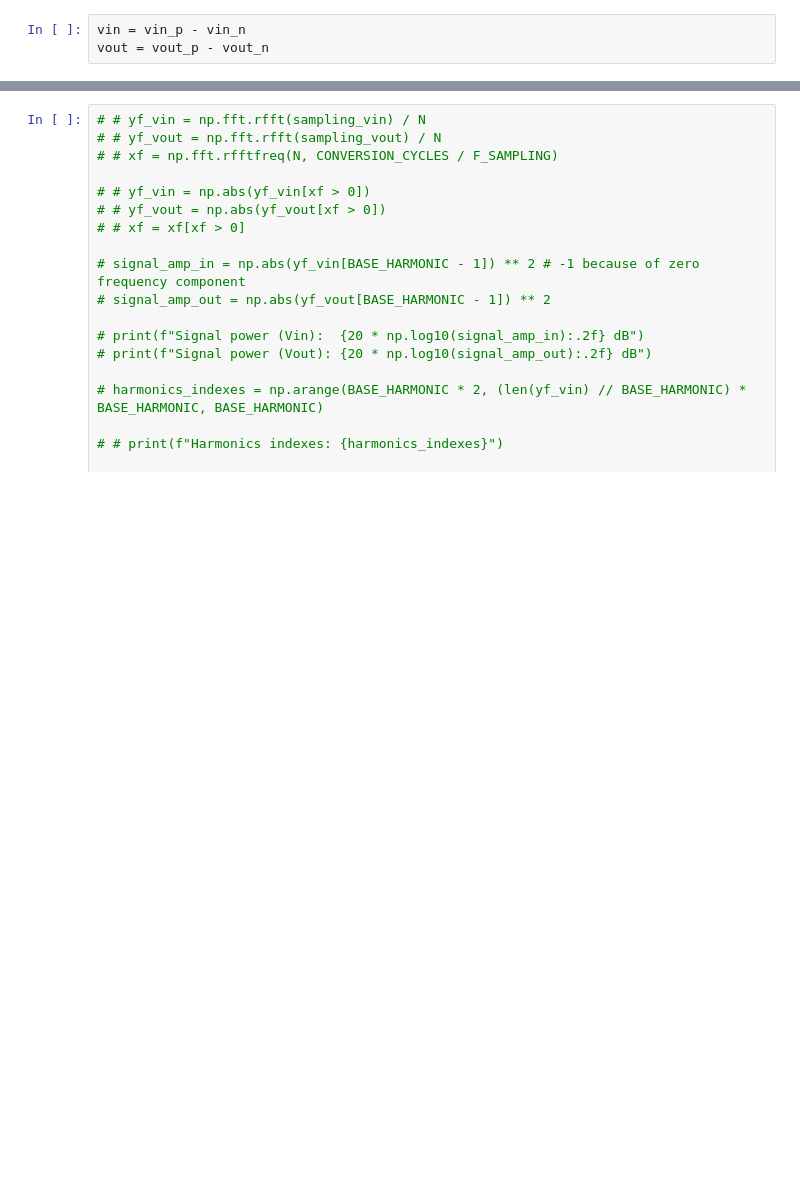
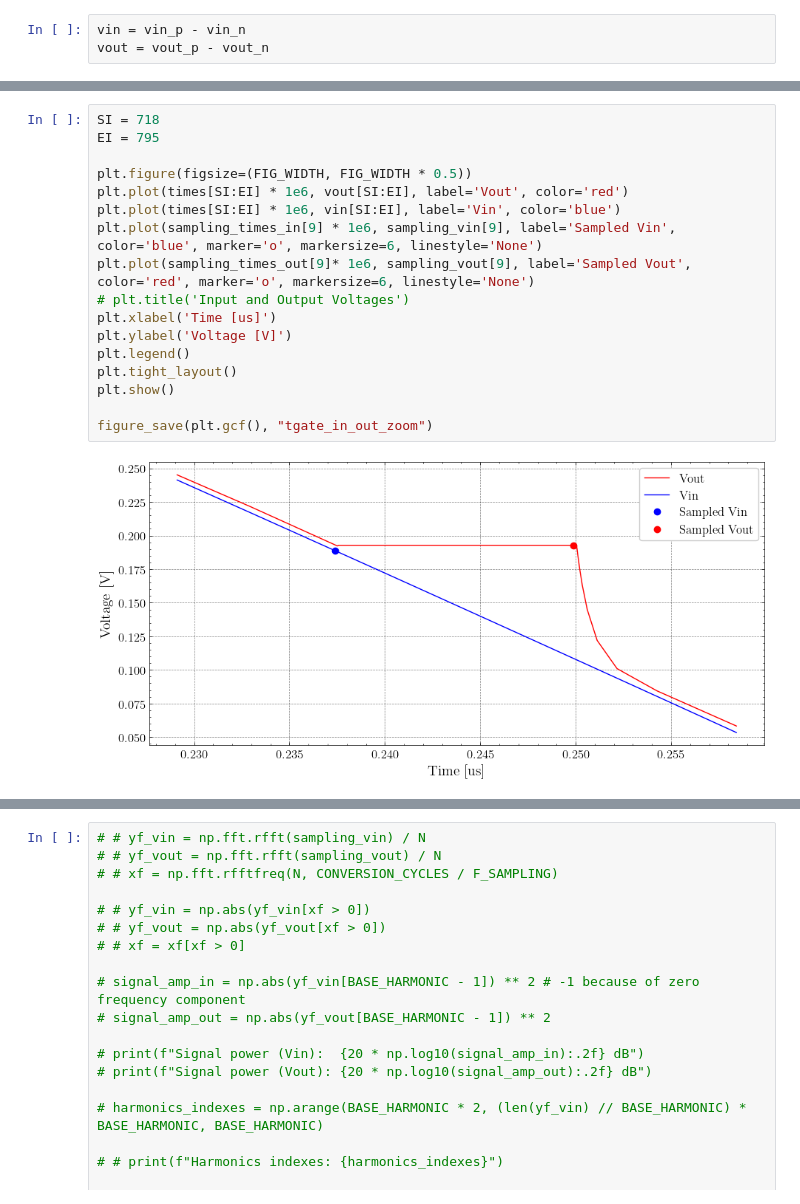
Before and after one commit to CedricHirschi/ngspice_cosim_inv, a Jupyter notebook: designs/tgate/dft.ipynb, the cells around one changed output, grey strips where cells are left out. Saved outputs shown, nothing was run; the diff lists cells and outputs as text; blank space fills up the shorter version.

```diff
--- a/designs/tgate/dft.ipynb
+++ b/designs/tgate/dft.ipynb
@@ -91,3 +121,22 @@ Sampling error (p-p): 8.0 mV
+# %%
+SI = 718
+EI = 795
+
+plt.figure(figsize=(FIG_WIDTH, FIG_WIDTH * 0.5))
+plt.plot(times[SI:EI] * 1e6, vout[SI:EI], label='Vout', color='red')
+plt.plot(times[SI:EI] * 1e6, vin[SI:EI], label='Vin', color='blue')
+plt.plot(sampling_times_in[9] * 1e6, sampling_vin[9], label='Sampled Vin', color='blue', marker='o', markersize=6, linestyle='None')
+plt.plot(sampling_times_out[9]* 1e6, sampling_vout[9], label='Sampled Vout', color='red', marker='o', markersize=6, linestyle='None')
+# plt.title('Input and Output Voltages')
+plt.xlabel('Time [us]')
+plt.ylabel('Voltage [V]')
+plt.legend()
+plt.tight_layout()
+plt.show()
+
+figure_save(plt.gcf(), "tgate_in_out_zoom")
+# %% [output]
+[figure, added]
 # %%
 plt.figure(figsize=(12, 6))
 plt.plot(sampling_vin[:-1], sampling_vin[:-1], color='gray', linewidth=0.5)
```
Also changed, not shown: parts of 7 cells of this notebook, 12 other files.
